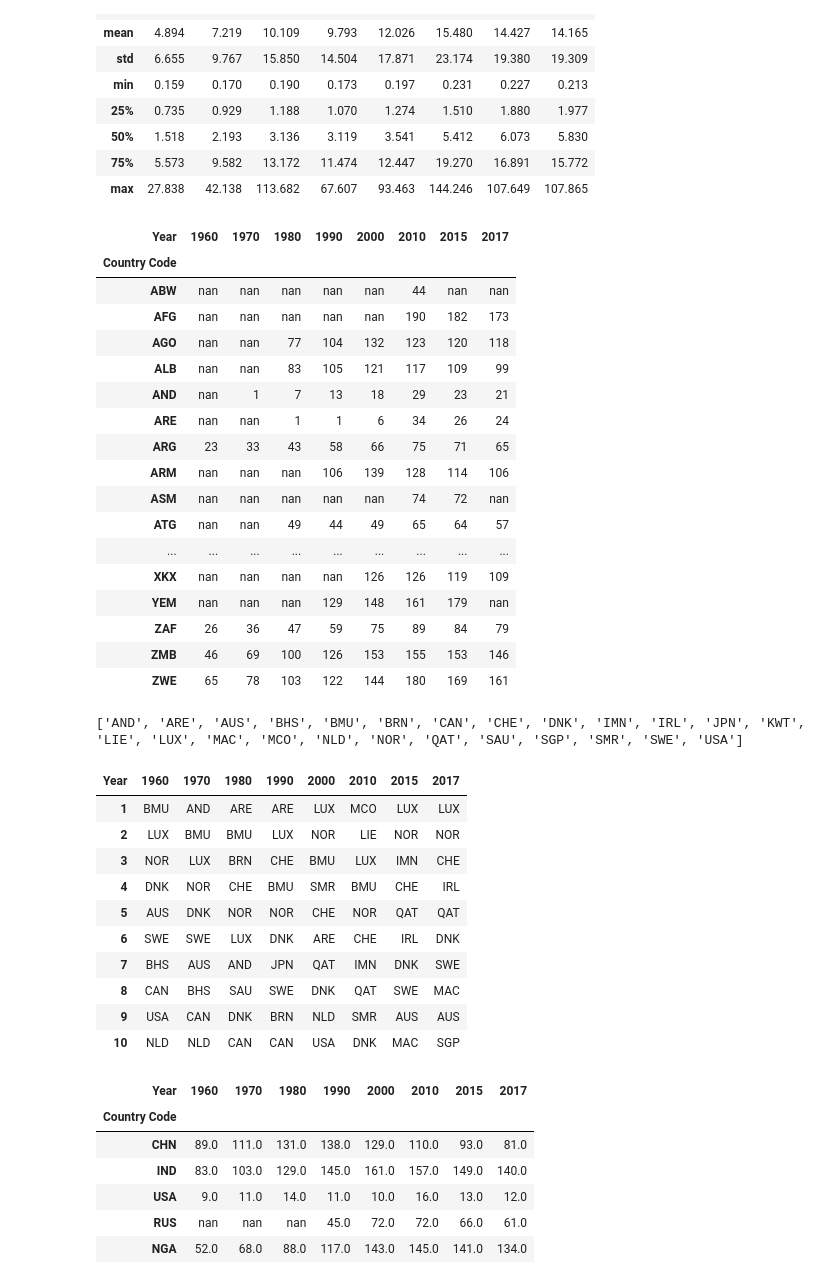
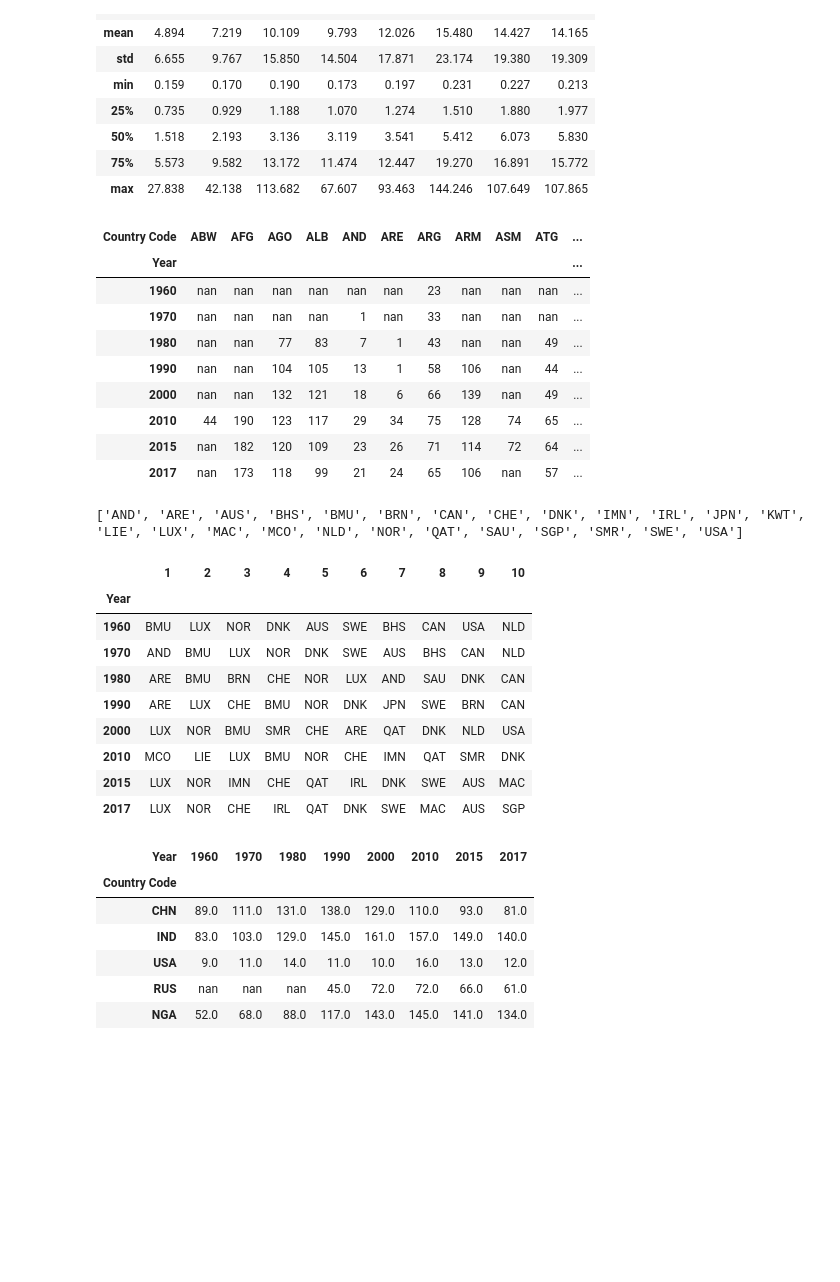
Before and after one commit to jruizalz/EPE-ULPGC, a Jupyter notebook: Bloque_1/1.AnalisisExploratorioDatos.ipynb, the cells around one changed output. Cells and saved outputs as stored; diff of their text form; code cells hidden in the pictures; blank space fills up the shorter version.

```diff
--- a/Bloque_1/1.AnalisisExploratorioDatos.ipynb
+++ b/Bloque_1/1.AnalisisExploratorioDatos.ipynb
@@ -1312,28 +1305,20 @@ gdp_pc_countries.describe()[selected_years_idx].\
 # %%
 # Ordenación de los países del mundo por renta per cápita (orden descendente: 1 -> máximo)
 gdp_pc_countries_rank = gdp_pc_countries.rank(ascending=False,method="first")
-gdp_pc_countries_rank[selected_years_idx].\
+gdp_pc_countries_rank[selected_years_idx].T.\
     style.format("{:.0f}").highlight_null(null_color='red').\
-          highlight_max().highlight_min()
+          highlight_max(axis=1).highlight_min(axis=1)
 # %% [output]
-| Year | 1960 | 1970 | 1980 | 1990 | 2000 | 2010 | 2015 | 2017 |
-| Country Code |  |  |  |  |  |  |  |  |
-| ABW | nan | nan | nan | nan | nan | 44 | nan | nan |
-| AFG | nan | nan | nan | nan | nan | 190 | 182 | 173 |
-| AGO | nan | nan | 77 | 104 | 132 | 123 | 120 | 118 |
-| ALB | nan | nan | 83 | 105 | 121 | 117 | 109 | 99 |
-| AND | nan | 1 | 7 | 13 | 18 | 29 | 23 | 21 |
-| ARE | nan | nan | 1 | 1 | 6 | 34 | 26 | 24 |
-| ARG | 23 | 33 | 43 | 58 | 66 | 75 | 71 | 65 |
-| ARM | nan | nan | nan | 106 | 139 | 128 | 114 | 106 |
-| ASM | nan | nan | nan | nan | nan | 74 | 72 | nan |
-| ATG | nan | nan | 49 | 44 | 49 | 65 | 64 | 57 |
-| ... | ... | ... | ... | ... | ... | ... | ... | ... |
-| XKX | nan | nan | nan | nan | 126 | 126 | 119 | 109 |
-| YEM | nan | nan | nan | 129 | 148 | 161 | 179 | nan |
-| ZAF | 26 | 36 | 47 | 59 | 75 | 89 | 84 | 79 |
-| ZMB | 46 | 69 | 100 | 126 | 153 | 155 | 153 | 146 |
-| ZWE | 65 | 78 | 103 | 122 | 144 | 180 | 169 | 161 |
+| Country Code | ABW | AFG | AGO | ALB | AND | ARE | ARG | ARM | ASM | ATG | ... |
+| Year |  |  |  |  |  |  |  |  |  |  | ... |
+| 1960 | nan | nan | nan | nan | nan | nan | 23 | nan | nan | nan | ... |
+| 1970 | nan | nan | nan | nan | 1 | nan | 33 | nan | nan | nan | ... |
+| 1980 | nan | nan | 77 | 83 | 7 | 1 | 43 | nan | nan | 49 | ... |
+| 1990 | nan | nan | 104 | 105 | 13 | 1 | 58 | 106 | nan | 44 | ... |
+| 2000 | nan | nan | 132 | 121 | 18 | 6 | 66 | 139 | nan | 49 | ... |
+| 2010 | 44 | 190 | 123 | 117 | 29 | 34 | 75 | 128 | 74 | 65 | ... |
+| 2015 | nan | 182 | 120 | 109 | 23 | 26 | 71 | 114 | 72 | 64 | ... |
+| 2017 | nan | 173 | 118 | 99 | 21 | 24 | 65 | 106 | nan | 57 | ... |
 # %%
 n = 10 # n países con mayor renta per cápita
 
@@ -1345,20 +1330,19 @@ large_gdp_pc_countries_df = pd.DataFrame([[gdp_pc_countries_rank.index[
                                    for r in range(1,n+1)],
                                    columns=gdp_pc_countries_rank.columns,
                                    index=range(1,n+1))
-large_gdp_pc_countries_df[selected_years_idx]
+large_gdp_pc_countries_df[selected_years_idx].T
 # %% [output]
 ['AND', 'ARE', 'AUS', 'BHS', 'BMU', 'BRN', 'CAN', 'CHE', 'DNK', 'IMN', 'IRL', 'JPN', 'KWT', 'LIE', 'LUX', 'MAC', 'MCO', 'NLD', 'NOR', 'QAT', 'SAU', 'SGP', 'SMR', 'SWE', 'USA']
-| Year | 1960 | 1970 | 1980 | 1990 | 2000 | 2010 | 2015 | 2017 |
-| 1 | BMU | AND | ARE | ARE | LUX | MCO | LUX | LUX |
-| 2 | LUX | BMU | BMU | LUX | NOR | LIE | NOR | NOR |
-| 3 | NOR | LUX | BRN | CHE | BMU | LUX | IMN | CHE |
-| 4 | DNK | NOR | CHE | BMU | SMR | BMU | CHE | IRL |
-| 5 | AUS | DNK | NOR | NOR | CHE | NOR | QAT | QAT |
-| 6 | SWE | SWE | LUX | DNK | ARE | CHE | IRL | DNK |
-| 7 | BHS | AUS | AND | JPN | QAT | IMN | DNK | SWE |
-| 8 | CAN | BHS | SAU | SWE | DNK | QAT | SWE | MAC |
-| 9 | USA | CAN | DNK | BRN | NLD | SMR | AUS | AUS |
-| 10 | NLD | NLD | CAN | CAN | USA | DNK | MAC | SGP |
+|  | 1 | 2 | 3 | 4 | 5 | 6 | 7 | 8 | 9 | 10 |
+| Year |  |  |  |  |  |  |  |  |  |  |
+| 1960 | BMU | LUX | NOR | DNK | AUS | SWE | BHS | CAN | USA | NLD |
+| 1970 | AND | BMU | LUX | NOR | DNK | SWE | AUS | BHS | CAN | NLD |
+| 1980 | ARE | BMU | BRN | CHE | NOR | LUX | AND | SAU | DNK | CAN |
+| 1990 | ARE | LUX | CHE | BMU | NOR | DNK | JPN | SWE | BRN | CAN |
+| 2000 | LUX | NOR | BMU | SMR | CHE | ARE | QAT | DNK | NLD | USA |
+| 2010 | MCO | LIE | LUX | BMU | NOR | CHE | IMN | QAT | SMR | DNK |
+| 2015 | LUX | NOR | IMN | CHE | QAT | IRL | DNK | SWE | AUS | MAC |
+| 2017 | LUX | NOR | CHE | IRL | QAT | DNK | SWE | MAC | AUS | SGP |
 # %%
 gdp_pc_countries_rank.loc[selected_countries, selected_years_idx]
 # %% [output]
```
Also changed, not shown: parts of 18 cells of this notebook, 1 other file.
